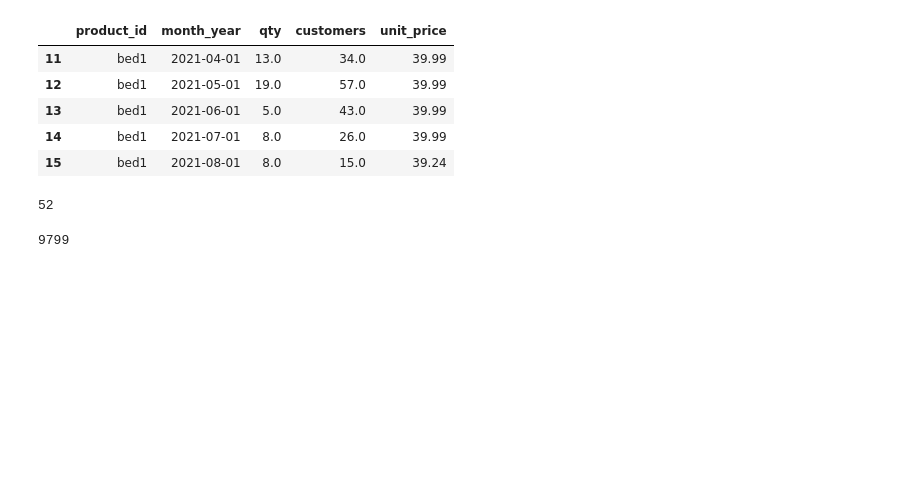
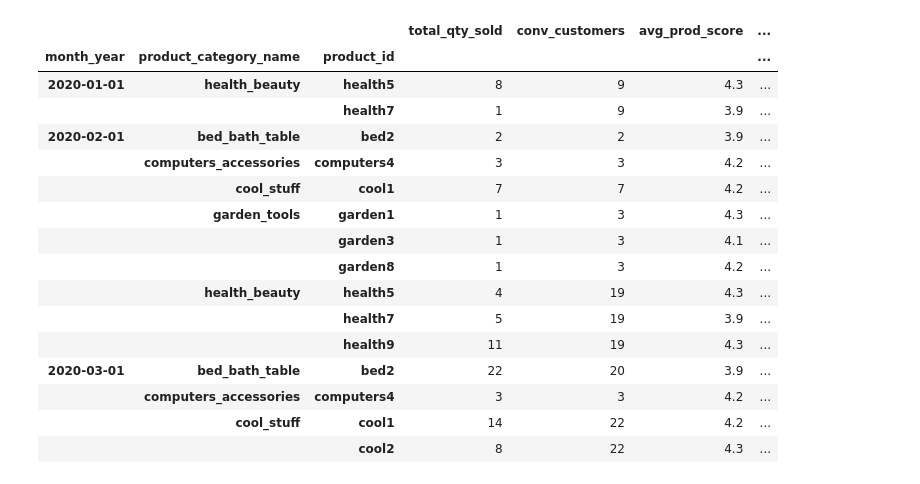
Before and after one commit to josephine-amponsah/retail-demand-forecaster, a Jupyter notebook: notebooks/feature-eng.ipynb, the cells around one changed output. Saved outputs shown, nothing was run; the diff lists cells and outputs as text; code cells hidden in the pictures; blank space fills up the shorter version.

```diff
--- a/notebooks/feature-eng.ipynb
+++ b/notebooks/feature-eng.ipynb
@@ -52,13 +41,0 @@ memory usage: 768.0+ bytes
-# %%
-bed1.tail()
-# %% [output]
-|  | product_id | month_year | qty | customers | unit_price |
-| 11 | bed1 | 2021-04-01 | 13.0 | 34.0 | 39.99 |
-| 12 | bed1 | 2021-05-01 | 19.0 | 57.0 | 39.99 |
-| 13 | bed1 | 2021-06-01 | 5.0 | 43.0 | 39.99 |
-| 14 | bed1 | 2021-07-01 | 8.0 | 26.0 | 39.99 |
-| 15 | bed1 | 2021-08-01 | 8.0 | 15.0 | 39.24 |
-# %%
-data_check["product_id"].nunique()
-# %% [output]
-52
@@ -67,4 +42,2 @@ data_check["product_id"].nunique()
-# %%
-data_check["qty"].sum()
-# %% [output]
-9799
+# %%
+model_data = data_df[["product_id", "product_category_name", "month_year", "qty", "revenue", "unit_price", "product_score", "freight_price", "s", "customers"]]
@@ -70,0 +46,30 @@ data_check["qty"].sum()
+# %%
+from audioop import avg
+
+
+model_data = model_data.groupby(["month_year", "product_category_name", "product_id"]).agg(
+                        total_qty_sold = pd.NamedAgg(column = "qty", aggfunc=sum),
+                        conv_customers = pd.NamedAgg(column = "customers", aggfunc=sum),
+                        avg_prod_score = pd.NamedAgg(column = "product_score", aggfunc= np.mean),
+                        avg_freight_price = pd.NamedAgg(column = "freight_price", aggfunc=np.mean),
+                        avg_unit_price = pd.NamedAgg(column = "unit_price", aggfunc=np.mean))
+# %%
+model_data.head(15)
+# %% [output]
+|  |  |  | total_qty_sold | conv_customers | avg_prod_score | ... |
+| month_year | product_category_name | product_id |  |  |  | ... |
+| 2020-01-01 | health_beauty | health5 | 8 | 9 | 4.3 | ... |
+|  |  | health7 | 1 | 9 | 3.9 | ... |
+| 2020-02-01 | bed_bath_table | bed2 | 2 | 2 | 3.9 | ... |
+|  | computers_accessories | computers4 | 3 | 3 | 4.2 | ... |
+|  | cool_stuff | cool1 | 7 | 7 | 4.2 | ... |
+|  | garden_tools | garden1 | 1 | 3 | 4.3 | ... |
+|  |  | garden3 | 1 | 3 | 4.1 | ... |
+|  |  | garden8 | 1 | 3 | 4.2 | ... |
+|  | health_beauty | health5 | 4 | 19 | 4.3 | ... |
+|  |  | health7 | 5 | 19 | 3.9 | ... |
+|  |  | health9 | 11 | 19 | 4.3 | ... |
+| 2020-03-01 | bed_bath_table | bed2 | 22 | 20 | 3.9 | ... |
+|  | computers_accessories | computers4 | 3 | 3 | 4.2 | ... |
+|  | cool_stuff | cool1 | 14 | 22 | 4.2 | ... |
+|  |  | cool2 | 8 | 22 | 4.3 | ... |
```
Also changed, not shown: parts of 28 cells of this notebook, 4 other files.
